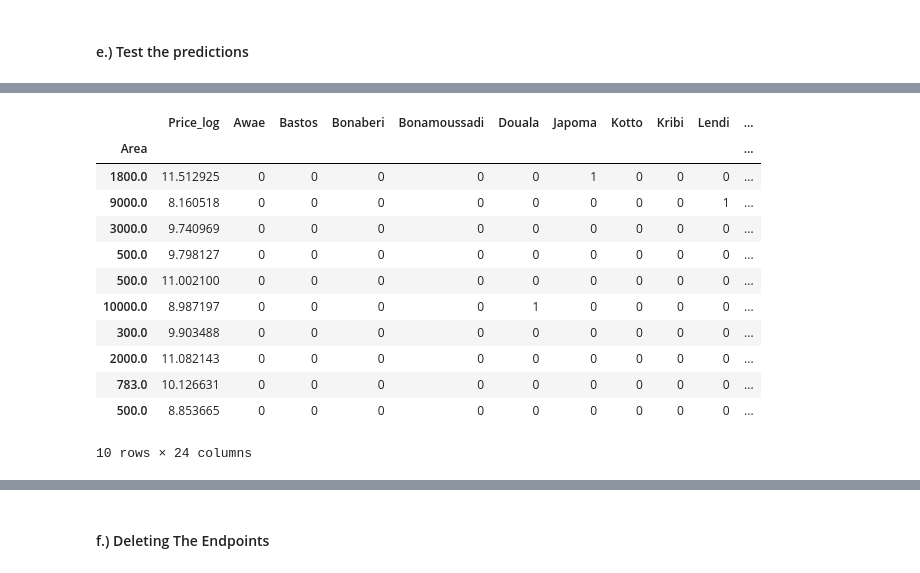
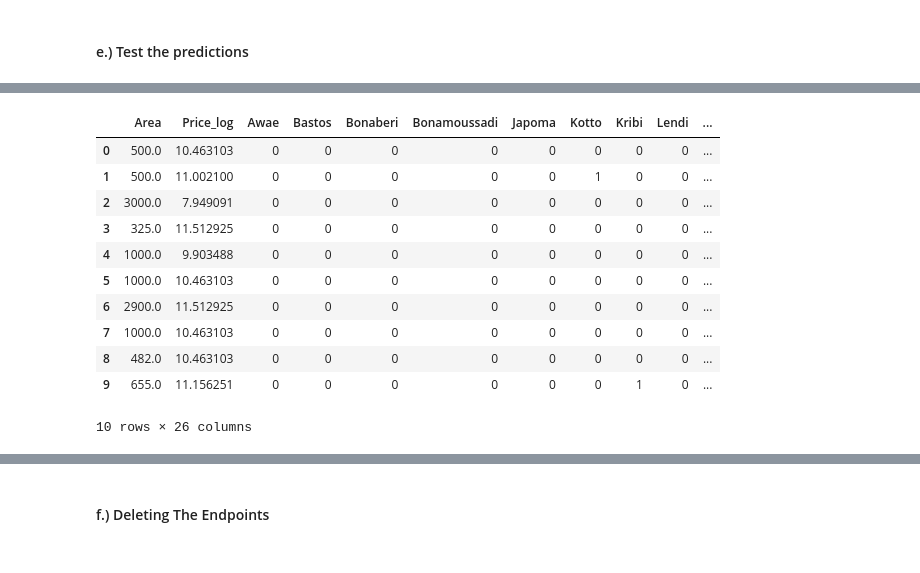
Before and after one commit to Bandolo/AWS-Machine-Learning-Projects, a Jupyter notebook: LandPriceApp-XGBoost-Sagemaker/Land_Price4-Sagemaker_Deploy.ipynb, the cells around one changed output, grey strips where cells are left out. Saved outputs shown, nothing was run; the diff lists cells and outputs as text; code cells hidden in the pictures.

```diff
--- a/LandPriceApp-XGBoost-Sagemaker/Land_Price4-Sagemaker_Deploy.ipynb
+++ b/LandPriceApp-XGBoost-Sagemaker/Land_Price4-Sagemaker_Deploy.ipynb
@@ -76,3 +73,10 @@ import urllib
+# %%
+import pandas as pd
+
+import numpy as np
+import urllib
+
+pd.set_option("display.max_columns", None) #setting pandas to display all columns
 # %%
 #Importing the train dataset
 try:
@@ -82,7 +86,7 @@ except Exception as e:
     print('Data load error: ',e)
 
 try:
-    train_clean = pd.read_csv('./train_clean.csv',index_col=0)
+    train_clean = pd.read_csv('./train_clean.csv')
     print('Success: Data loaded into dataframe.')
 except Exception as e:
     print('Data load error: ',e)
@@ -98,7 +102,7 @@ except Exception as e:
     print('Data load error: ',e)
 
 try:
-    train_clean = pd.read_csv('./test_clean.csv',index_col=0)
+    test_clean = pd.read_csv('./test_clean.csv')
     print('Success: Data loaded into dataframe.')
 except Exception as e:
     print('Data load error: ',e)
@@ -241,16 +251,15 @@ array([ 0.41550922,  9.58652115, 10.30050278, 10.1236887 , 10.1236887 ,
 # %%
-test.head(10)
+test_clean.head(10)
 # %% [output]
-|  | Price_log | Awae | Bastos | Bonaberi | Bonamoussadi | Douala | Japoma | Kotto | Kribi | Lendi | ... |
-| Area |  |  |  |  |  |  |  |  |  |  | ... |
-| 1800.0 | 11.512925 | 0 | 0 | 0 | 0 | 0 | 1 | 0 | 0 | 0 | ... |
-| 9000.0 | 8.160518 | 0 | 0 | 0 | 0 | 0 | 0 | 0 | 0 | 1 | ... |
-| 3000.0 | 9.740969 | 0 | 0 | 0 | 0 | 0 | 0 | 0 | 0 | 0 | ... |
-| 500.0 | 9.798127 | 0 | 0 | 0 | 0 | 0 | 0 | 0 | 0 | 0 | ... |
-| 500.0 | 11.002100 | 0 | 0 | 0 | 0 | 0 | 0 | 0 | 0 | 0 | ... |
-| 10000.0 | 8.987197 | 0 | 0 | 0 | 0 | 1 | 0 | 0 | 0 | 0 | ... |
-| 300.0 | 9.903488 | 0 | 0 | 0 | 0 | 0 | 0 | 0 | 0 | 0 | ... |
-| 2000.0 | 11.082143 | 0 | 0 | 0 | 0 | 0 | 0 | 0 | 0 | 0 | ... |
-| 783.0 | 10.126631 | 0 | 0 | 0 | 0 | 0 | 0 | 0 | 0 | 0 | ... |
-| 500.0 | 8.853665 | 0 | 0 | 0 | 0 | 0 | 0 | 0 | 0 | 0 | ... |
+|  | Area | Price_log | Awae | Bastos | Bonaberi | Bonamoussadi | Japoma | Kotto | Kribi | Lendi | ... |
+| 0 | 500.0 | 10.463103 | 0 | 0 | 0 | 0 | 0 | 0 | 0 | 0 | ... |
+| 1 | 500.0 | 11.002100 | 0 | 0 | 0 | 0 | 0 | 1 | 0 | 0 | ... |
+| 2 | 3000.0 | 7.949091 | 0 | 0 | 0 | 0 | 0 | 0 | 0 | 0 | ... |
+| 3 | 325.0 | 11.512925 | 0 | 0 | 0 | 0 | 0 | 0 | 0 | 0 | ... |
+| 4 | 1000.0 | 9.903488 | 0 | 0 | 0 | 0 | 0 | 0 | 0 | 0 | ... |
+| 5 | 1000.0 | 10.463103 | 0 | 0 | 0 | 0 | 0 | 0 | 0 | 0 | ... |
+| 6 | 2900.0 | 11.512925 | 0 | 0 | 0 | 0 | 0 | 0 | 0 | 0 | ... |
+| 7 | 1000.0 | 10.463103 | 0 | 0 | 0 | 0 | 0 | 0 | 0 | 0 | ... |
+| 8 | 482.0 | 10.463103 | 0 | 0 | 0 | 0 | 0 | 0 | 0 | 0 | ... |
+| 9 | 655.0 | 11.156251 | 0 | 0 | 0 | 0 | 0 | 0 | 1 | 0 | ... |
-10 rows × 24 columns
+10 rows × 26 columns
```
Also changed, not shown: parts of 12 cells of this notebook, 2 other files.
